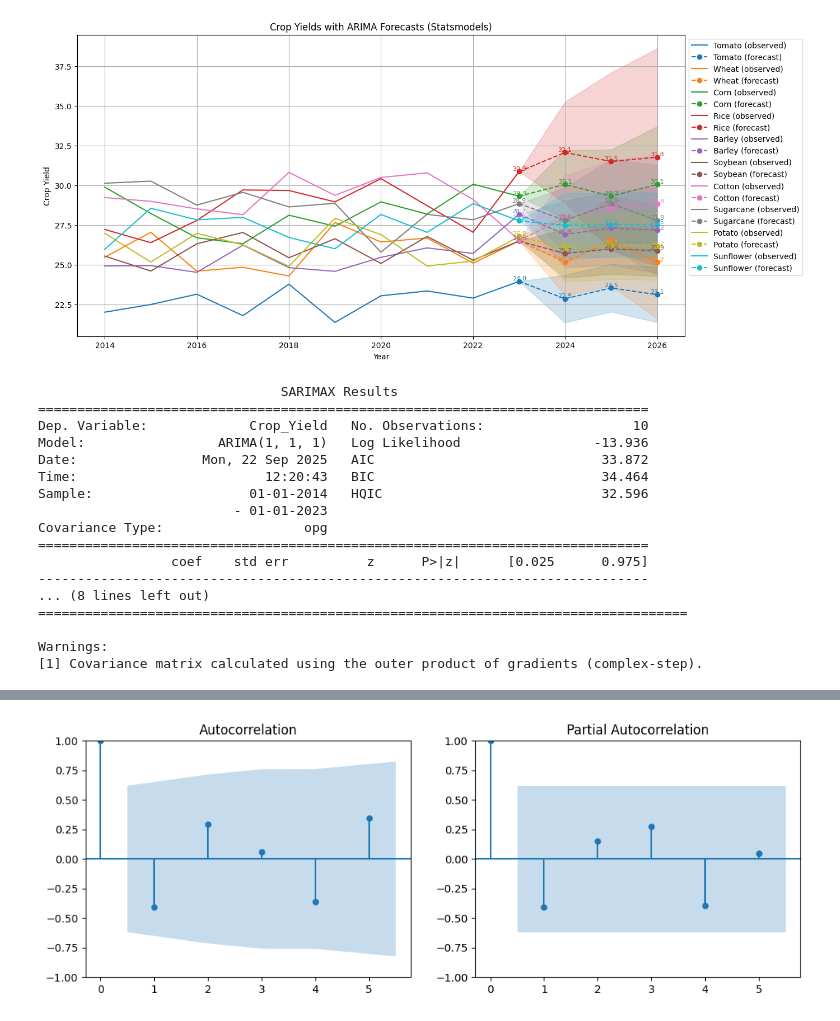
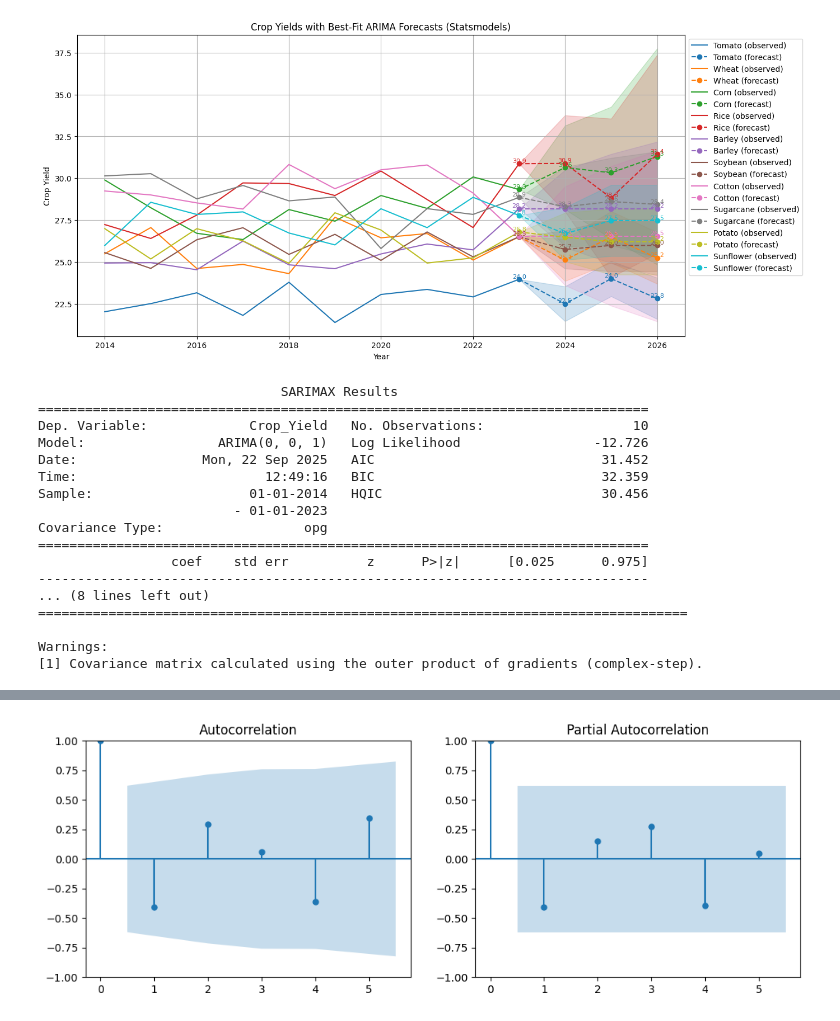
Before and after one commit to probsnotjeremy/Agricultural_Testing, a Jupyter notebook: ARIMA.ipynb, the cells around one changed output, grey strips where cells are left out. Drawn from its saved outputs; the diff is of its cells as text; code cells hidden in the pictures.

Commit message:
Created functions for ARIMA versatility

```diff
--- a/ARIMA.ipynb
+++ b/ARIMA.ipynb
@@ -1,9 +1,12 @@
 # %%
 from statsmodels.tsa.arima.model import ARIMA
+import statsmodels.api as sm
 import seaborn as sns
 import matplotlib.pyplot as plt
 import pandas as pd
 import warnings
+import numpy as np
+import itertools
 
 warnings.filterwarnings("ignore")
 
@@ -15,6 +18,52 @@ ds["Month"] = ds["Date"].dt.month
 crops = ["Tomato", "Wheat", "Corn", "Rice", "Barley", "Soybean", "Cotton", "Sugarcane", "Potato", "Sunflower"]
 
 palette = sns.color_palette("tab10", n_colors=len(crops))
+
+# -------------------------------------------
+# Best ARIMA Orders
+# -------------------------------------------
+
+# Parameter ranges
+p = d = q = range(0, 3)   # 0, 1, 2
+pdq = list(itertools.product(p, d, q))
+
+results_all = []
+
+# Loop through crops
+for crop in ds["Crop_Type"].unique():
+    series = ds[ds["Crop_Type"] == crop].groupby("Year")["Crop_Yield"].mean()
+
+    best_aic = np.inf
+    best_params = None
+    best_model = None
+
+    for params in pdq:
+        try:
+            model = sm.tsa.ARIMA(series, order=params)
+            result = model.fit()
+            aic = result.aic
+            bic = result.bic
+            llf = result.llf  # log likelihood
+
+            if aic < best_aic:
+                best_aic = aic
+                best_params = params
+                best_model = result
+
+        except Exception as e:
+            continue
+
+    results_all.append({
+        "Crop_Type": crop,
+        "Best_Order (p,d,q)": best_params,
+        "AIC": best_aic,
+        "BIC": best_model.bic if best_model else np.nan,
+        "LogLik": best_model.llf if best_model else np.nan
+    })
+
+# Convert to DataFrame
+results_df = pd.DataFrame(results_all).sort_values("AIC").reset_index(drop=True)
+print(results_df)
 
 # --------------------
 # ARIMA
@@ -33,7 +82,8 @@ for i, crop in enumerate(crops):
     plt.plot(series.index, series.values, label=f"{crop} (observed)", color=color)
 
     try:
-        model = ARIMA(series, order=(1,1,1)) # AR=1, I=1, MA=1
+        best_order = results_df.loc[results_df["Crop_Type"] == crop, "Best_Order (p,d,q)"].values[0]
+        model = ARIMA(series, order=best_order)
         # AR (p) = number of autoregressive terms.
             # Uses past values to predict the current one.
             # Example: if p=1, then today’s yield depends partly on yesterday’s yield.
@@ -89,7 +139,7 @@ for i, crop in enumerate(crops):
 
 
 
-plt.title("Crop Yields with ARIMA Forecasts (Statsmodels)")
+plt.title("Crop Yields with Best-Fit ARIMA Forecasts (Statsmodels)")
 plt.xlabel("Year")
 plt.ylabel("Crop Yield")
 plt.legend(loc="upper left", bbox_to_anchor=(1, 1))
@@ -184,11 +234,11 @@ Sunflower 2025-12-31 00:00:00: 27.51 (95% Confidence Interval (CI): 25.48 – 29
-[figure, old version]
+[figure, new version]
                                SARIMAX Results
 ==============================================================================
 Dep. Variable:             Crop_Yield   No. Observations:                   10
-Model:                 ARIMA(1, 1, 1)   Log Likelihood                 -13.936
-Date:                Mon, 22 Sep 2025   AIC                             33.872
-Time:                        12:20:43   BIC                             34.464
-Sample:                    01-01-2014   HQIC                            32.596
+Model:                 ARIMA(0, 0, 1)   Log Likelihood                 -12.726
+Date:                Mon, 22 Sep 2025   AIC                             31.452
+Time:                        12:49:16   BIC                             32.359
+Sample:                    01-01-2014   HQIC                            30.456
                          - 01-01-2023
 Covariance Type:                  opg
 ==============================================================================
```
Also changed, not shown: parts of 5 cells of this notebook, 10 other files.
